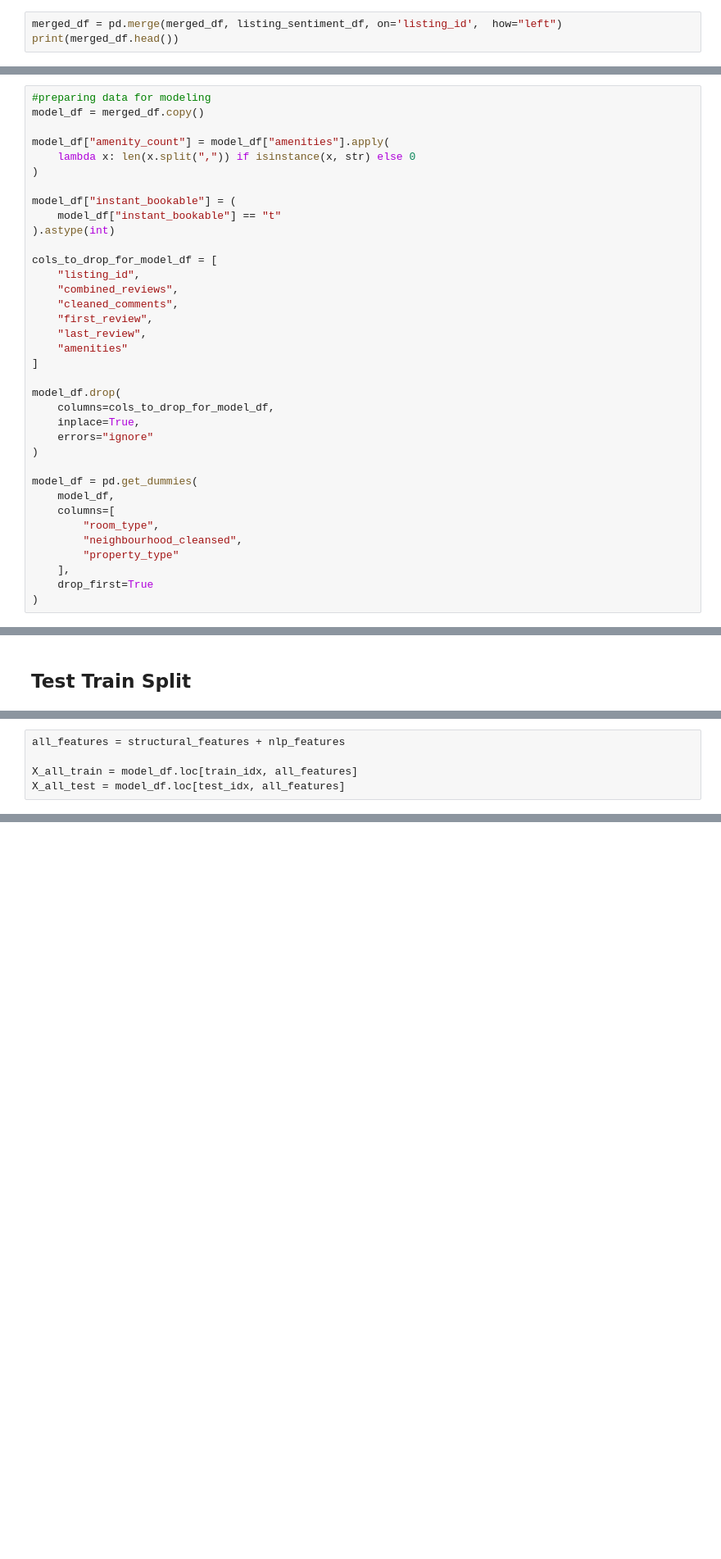
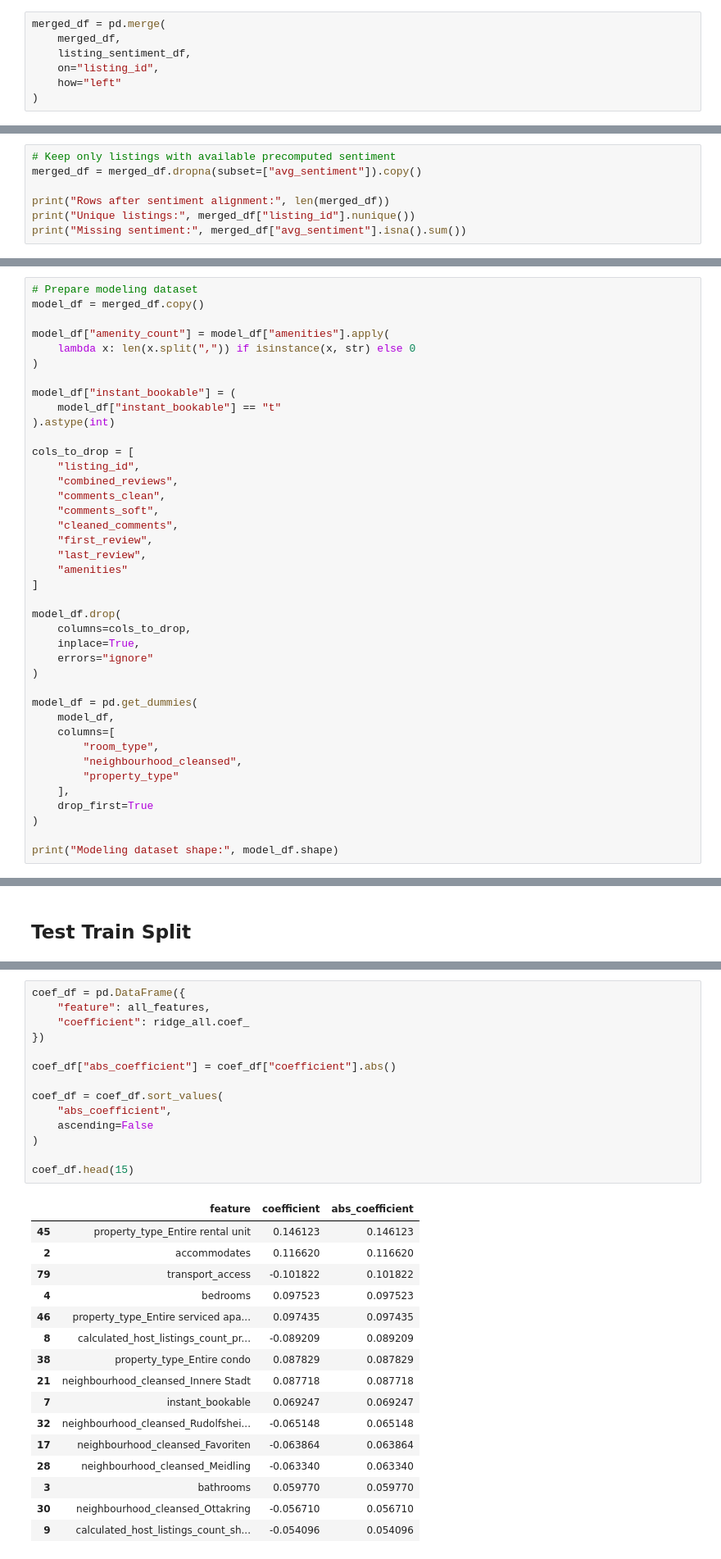
Before and after one commit to Onureeva/airbnb-vienna-nlp-pricing, a Jupyter notebook: notebooks/02_airbnb_analysis.ipynb, the cells around one changed output, grey strips where cells are left out. Shown at 82% size. Cells and saved outputs as stored; diff of their text form; blank space fills up the shorter version.

```diff
--- a/notebooks/02_airbnb_analysis.ipynb
+++ b/notebooks/02_airbnb_analysis.ipynb
@@ -678,3 +1002,7 @@ listing_sentiment_df.info()
 # %%
-merged_df = pd.merge(merged_df, listing_sentiment_df, on='listing_id',  how="left")
-print(merged_df.head())
+merged_df = pd.merge(
+    merged_df,
+    listing_sentiment_df,
+    on="listing_id",
+    how="left"
+)
@@ -685,0 +1037,7 @@ merged_df.info()
+# %%
+# Keep only listings with available precomputed sentiment
+merged_df = merged_df.dropna(subset=["avg_sentiment"]).copy()
+
+print("Rows after sentiment alignment:", len(merged_df))
+print("Unique listings:", merged_df["listing_id"].nunique())
+print("Missing sentiment:", merged_df["avg_sentiment"].isna().sum())
@@ -811,5 +1211,5 @@ print(f"\nColumn list (first 30):\n{list(model_df.columns[:30])}")
 # %%
-#preparing data for modeling
+# Prepare modeling dataset
 model_df = merged_df.copy()
 
 model_df["amenity_count"] = model_df["amenities"].apply(
@@ -820,9 +1220,11 @@ model_df["instant_bookable"] = (
     model_df["instant_bookable"] == "t"
 ).astype(int)
 
-cols_to_drop_for_model_df = [
+cols_to_drop = [
     "listing_id",
     "combined_reviews",
+    "comments_clean",
+    "comments_soft",
     "cleaned_comments",
     "first_review",
     "last_review",
@@ -830,7 +1232,7 @@ cols_to_drop_for_model_df = [
 ]
 
 model_df.drop(
-    columns=cols_to_drop_for_model_df,
+    columns=cols_to_drop,
     inplace=True,
     errors="ignore"
 )
@@ -844,3 +1246,5 @@ model_df = pd.get_dummies(
     ],
     drop_first=True
 )
+
+print("Modeling dataset shape:", model_df.shape)
@@ -920,5 +1316,0 @@ X_struct_test = model_df.loc[test_idx, structural_features]
-# %%
-all_features = structural_features + nlp_features
-
-X_all_train = model_df.loc[train_idx, all_features]
-X_all_test = model_df.loc[test_idx, all_features]
@@ -1105,0 +1509,31 @@ print(
+# %%
+coef_df = pd.DataFrame({
+    "feature": all_features,
+    "coefficient": ridge_all.coef_
+})
+
+coef_df["abs_coefficient"] = coef_df["coefficient"].abs()
+
+coef_df = coef_df.sort_values(
+    "abs_coefficient",
+    ascending=False
+)
+
+coef_df.head(15)
+# %% [output]
+|  | feature | coefficient | abs_coefficient |
+| 45 | property_type_Entire rental unit | 0.146123 | 0.146123 |
+| 2 | accommodates | 0.116620 | 0.116620 |
+| 79 | transport_access | -0.101822 | 0.101822 |
+| 4 | bedrooms | 0.097523 | 0.097523 |
+| 46 | property_type_Entire serviced apa... | 0.097435 | 0.097435 |
+| 8 | calculated_host_listings_count_pr... | -0.089209 | 0.089209 |
+| 38 | property_type_Entire condo | 0.087829 | 0.087829 |
+| 21 | neighbourhood_cleansed_Innere Stadt | 0.087718 | 0.087718 |
+| 7 | instant_bookable | 0.069247 | 0.069247 |
+| 32 | neighbourhood_cleansed_Rudolfshei... | -0.065148 | 0.065148 |
+| 17 | neighbourhood_cleansed_Favoriten | -0.063864 | 0.063864 |
+| 28 | neighbourhood_cleansed_Meidling | -0.063340 | 0.063340 |
+| 3 | bathrooms | 0.059770 | 0.059770 |
+| 30 | neighbourhood_cleansed_Ottakring | -0.056710 | 0.056710 |
+| 9 | calculated_host_listings_count_sh... | -0.054096 | 0.054096 |
```
Also changed, not shown: parts of 116 cells of this notebook.
